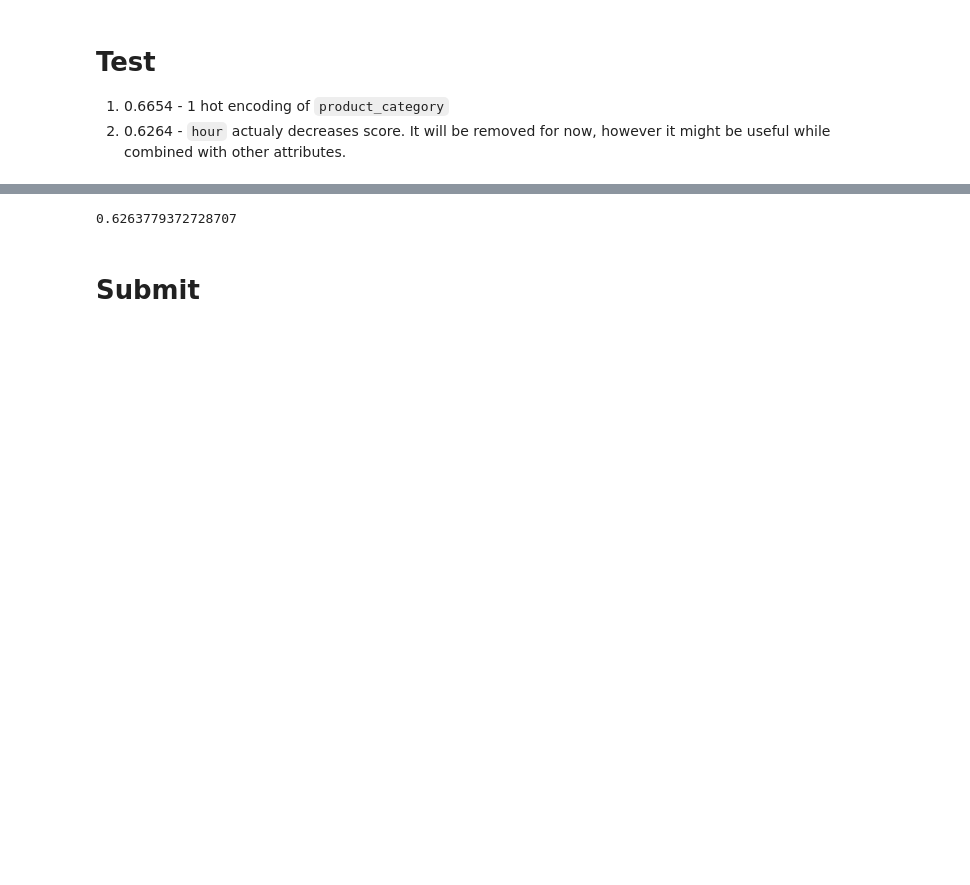
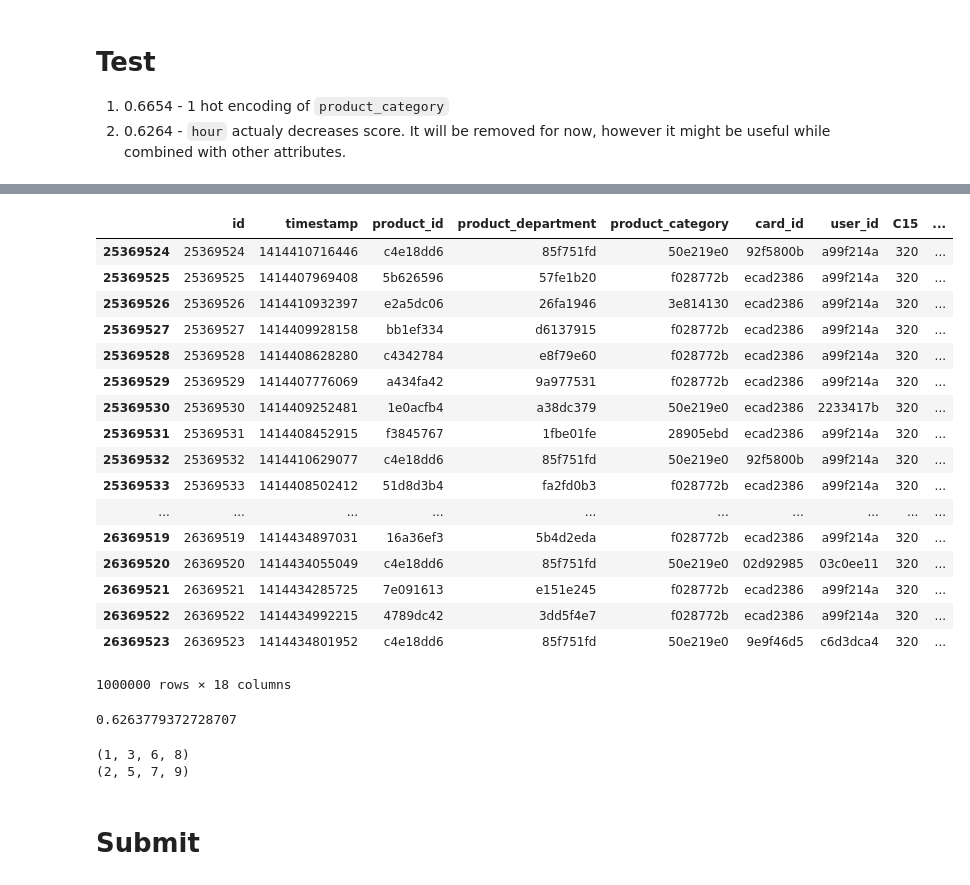
Before and after one commit to MLobo1997/catch-the-fraudster, a Jupyter notebook: catch_the_fraudster.ipynb, the cells around one changed output, grey strips where cells are left out. Saved outputs shown, nothing was run; the diff lists cells and outputs as text; code cells hidden in the pictures; blank space fills up the shorter version.

```diff
--- a/catch_the_fraudster.ipynb
+++ b/catch_the_fraudster.ipynb
@@ -47,13 +47,13 @@ columns_to_use = ['C15', 'C16', 'C17', 'C18', 'C19', 'C20', 'C21', 'amount'] #th
 pipeline_normal = Pipeline([
     #('hour_creator', HourOfDay()),
     ('datetime_creator', DatetimeFromTimestamp()),
-    ('user_evaluator', UserEvaluator(col_names=list(train_data)[:-1] + ['datetime'])),
-    ('dataframe_selector', DataFrameSelector(attribute_names=columns_to_use)),
+    ('user_evaluator', UserEvaluator()),
+    #('dataframe_selector', DataFrameSelector(attribute_names=columns_to_use)),
 ])
 
 pipeline_1hot = Pipeline([
     ('dataframe_selector', DataFrameSelector(['product_category'])),
-    ('filter_n_most_common', FilterNMostCommon(N=5, attribute_name='product_category')),
+    ('filter_n_most_common', FilterNMostCommon(N=5, attribute_name='product_category', minRelFreq=0.05)),
     ('1hot_encoder', OneHotEncoder(sparse = False))
 ])
 
@@ -110,6 +97,6 @@ Name: user_id, Length: 111316, dtype: int64
 # %%
-train_X_treated = pipeline_full.fit_transform(train_X)
-test_X_treated = pipeline_full.transform(test_X)
+train_X_treated = pipeline_normal.fit_transform(train_X)
+test_X_treated = pipeline_normal.transform(test_X)
 
 train_X_treated.shape, test_X_treated.shape
 # %% [output]
@@ -118,3 +104,24 @@ train_X_treated.shape, test_X_treated.shape
+# %%
+train_X_treated
+# %% [output]
+|  | id | timestamp | product_id | product_department | product_category | card_id | user_id | C15 | ... |
+| 25369524 | 25369524 | 1414410716446 | c4e18dd6 | 85f751fd | 50e219e0 | 92f5800b | a99f214a | 320 | ... |
+| 25369525 | 25369525 | 1414407969408 | 5b626596 | 57fe1b20 | f028772b | ecad2386 | a99f214a | 320 | ... |
+| 25369526 | 25369526 | 1414410932397 | e2a5dc06 | 26fa1946 | 3e814130 | ecad2386 | a99f214a | 320 | ... |
+| 25369527 | 25369527 | 1414409928158 | bb1ef334 | d6137915 | f028772b | ecad2386 | a99f214a | 320 | ... |
+| 25369528 | 25369528 | 1414408628280 | c4342784 | e8f79e60 | f028772b | ecad2386 | a99f214a | 320 | ... |
+| 25369529 | 25369529 | 1414407776069 | a434fa42 | 9a977531 | f028772b | ecad2386 | a99f214a | 320 | ... |
+| 25369530 | 25369530 | 1414409252481 | 1e0acfb4 | a38dc379 | 50e219e0 | ecad2386 | 2233417b | 320 | ... |
+| 25369531 | 25369531 | 1414408452915 | f3845767 | 1fbe01fe | 28905ebd | ecad2386 | a99f214a | 320 | ... |
+| 25369532 | 25369532 | 1414410629077 | c4e18dd6 | 85f751fd | 50e219e0 | 92f5800b | a99f214a | 320 | ... |
+| 25369533 | 25369533 | 1414408502412 | 51d8d3b4 | fa2fd0b3 | f028772b | ecad2386 | a99f214a | 320 | ... |
+| ... | ... | ... | ... | ... | ... | ... | ... | ... | ... |
+| 26369519 | 26369519 | 1414434897031 | 16a36ef3 | 5b4d2eda | f028772b | ecad2386 | a99f214a | 320 | ... |
+| 26369520 | 26369520 | 1414434055049 | c4e18dd6 | 85f751fd | 50e219e0 | 02d92985 | 03c0ee11 | 320 | ... |
+| 26369521 | 26369521 | 1414434285725 | 7e091613 | e151e245 | f028772b | ecad2386 | a99f214a | 320 | ... |
+| 26369522 | 26369522 | 1414434992215 | 4789dc42 | 3dd5f4e7 | f028772b | ecad2386 | a99f214a | 320 | ... |
+| 26369523 | 26369523 | 1414434801952 | c4e18dd6 | 85f751fd | 50e219e0 | 9e9f46d5 | c6d3dca4 | 320 | ... |
+1000000 rows × 18 columns
 # %%
 from sklearn.tree import DecisionTreeClassifier
 
@@ -129,6 +136,15 @@ test_pred_prob = model.predict_proba(test_X_treated)[:,1]
 roc_auc_score(test_Y, test_pred_prob)
 # %% [output]
 0.6263779372728707
+# %%
+l = [(1,2),(3,5),(6,7),(8,9)]
+#l=[1,3],[2,5]
+a,b=zip(*l)
+print(a)
+print(b)
+# %% [output]
+(1, 3, 6, 8)
+(2, 5, 7, 9)
 # %% [markdown]
 # Submit
 # %% [markdown]
```
Also changed, not shown: parts of 3 cells of this notebook, 3 other files.
